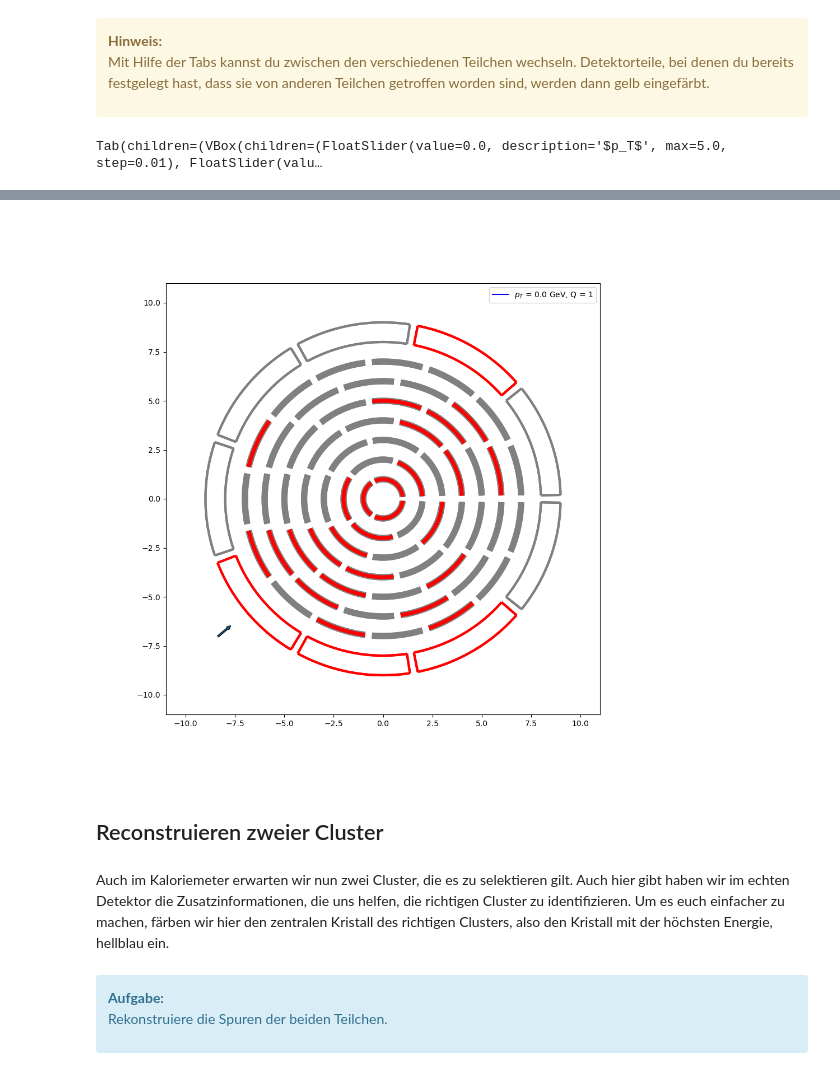
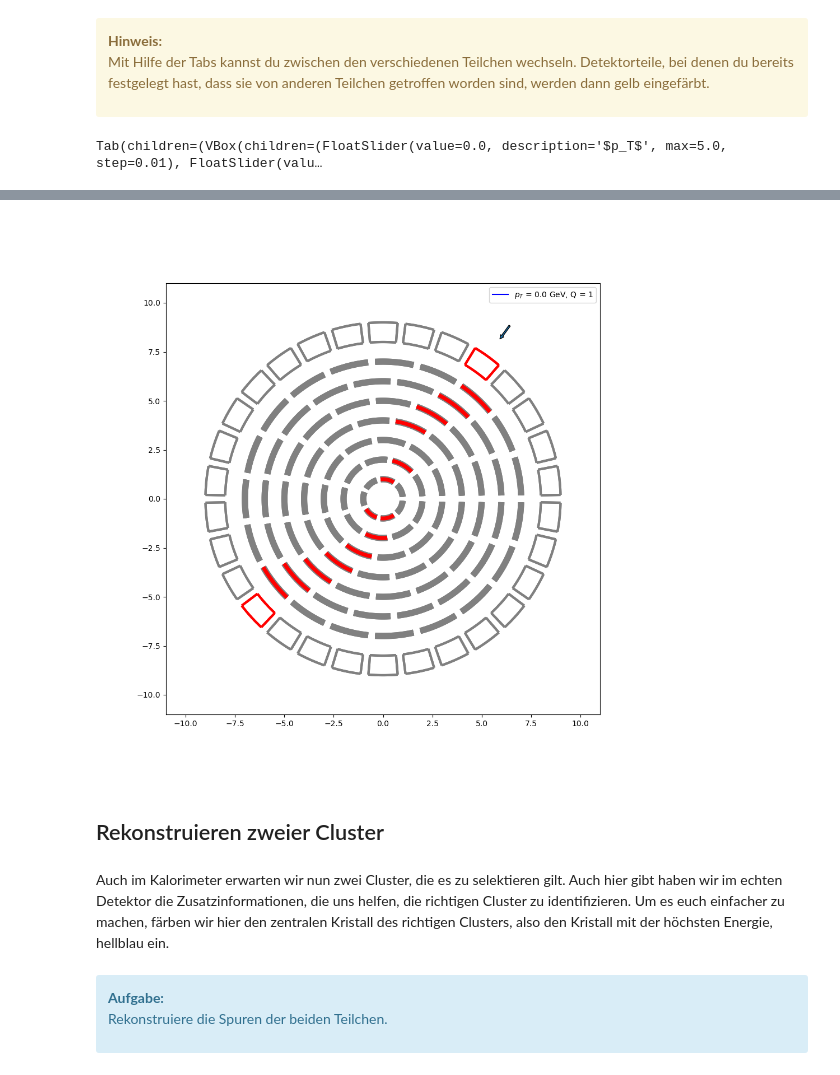
Before and after one commit to haide-i/Masterclass-BelleII, a Jupyter notebook: Event_Interpretation.ipynb, the cells around one changed output, grey strips where cells are left out. Drawn from its saved outputs; the diff is of its cells as text; code cells hidden in the pictures.

Commit message:
added particles to matching

```diff
--- a/Event_Interpretation.ipynb
+++ b/Event_Interpretation.ipynb
@@ -12,7 +12,7 @@ Führe die untere Zelle aus, um die Aufgabe zu starten.
 from src.widgets import *
 import warnings
 warnings.filterwarnings('ignore')
-two_particle_event = "MuMuMuMu/fourparticles_00.h5"
+two_particle_event = "EEEE/fourparticles_00.h5"
 # %% [markdown]
 ## Was ist ein Ereignis?
 # %% [markdown]
@@ -39,16 +39,16 @@ Rekonstruiere die Spuren der beiden Teilchen.
 
 Mit Hilfe der Tabs kannst du zwischen den verschiedenen Teilchen wechseln. Detektorteile, bei denen du bereits festgelegt hast, dass sie von anderen Teilchen getroffen worden sind, werden dann gelb eingefärbt.
 # %%
-tw = TrackingWidget(two_particle_event)
+tw = TrackingWidget(two_particle_event, noise=0.0, show_truthbutton=True, n_segments=5, B=0.4)
 tw.show()
 # %% [output]
 Tab(children=(VBox(children=(FloatSlider(value=0.0, description='$p_T$', max=5.0, step=0.01), FloatSlider(valu…
 [interactive output not drawn]
-[figure, old version]
+[figure, new version]
 # %% [markdown]
-## Reconstruieren zweier Cluster
+## Rekonstruieren zweier Cluster
 # %% [markdown]
-Auch im Kaloriemeter erwarten wir nun zwei Cluster, die es zu selektieren gilt. Auch hier gibt haben wir im echten Detektor die Zusatzinformationen, die uns helfen, die richtigen Cluster zu identifizieren. Um es euch einfacher zu machen, färben wir hier den zentralen Kristall des richtigen Clusters, also den Kristall mit der höchsten Energie, hellblau ein.
+Auch im Kalorimeter erwarten wir nun zwei Cluster, die es zu selektieren gilt. Auch hier gibt haben wir im echten Detektor die Zusatzinformationen, die uns helfen, die richtigen Cluster zu identifizieren. Um es euch einfacher zu machen, färben wir hier den zentralen Kristall des richtigen Clusters, also den Kristall mit der höchsten Energie, hellblau ein.
 # %% [markdown]
 <div class="alert alert-info">
 <strong>Aufgabe:</strong>
```
Also changed, not shown: parts of 3 cells of this notebook, 2 other files.
